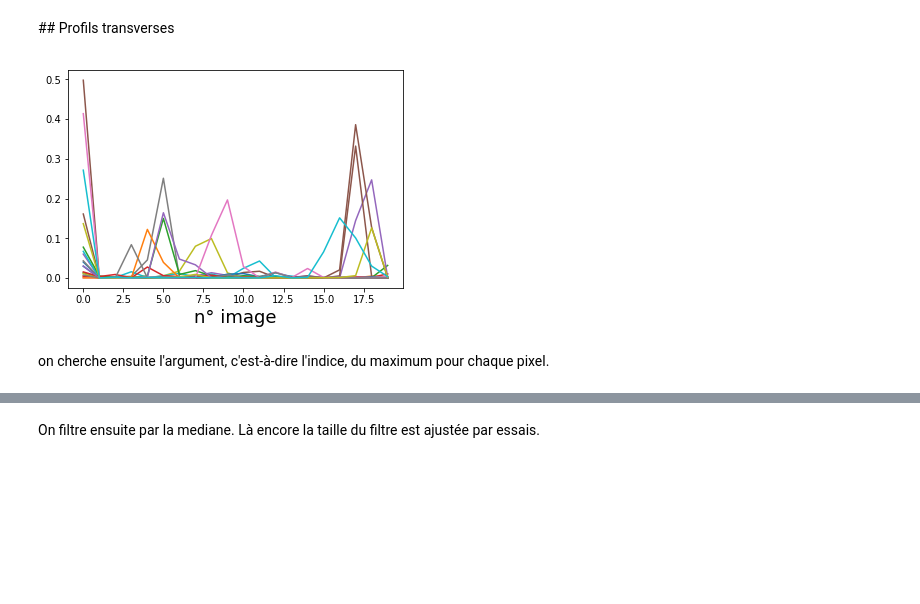
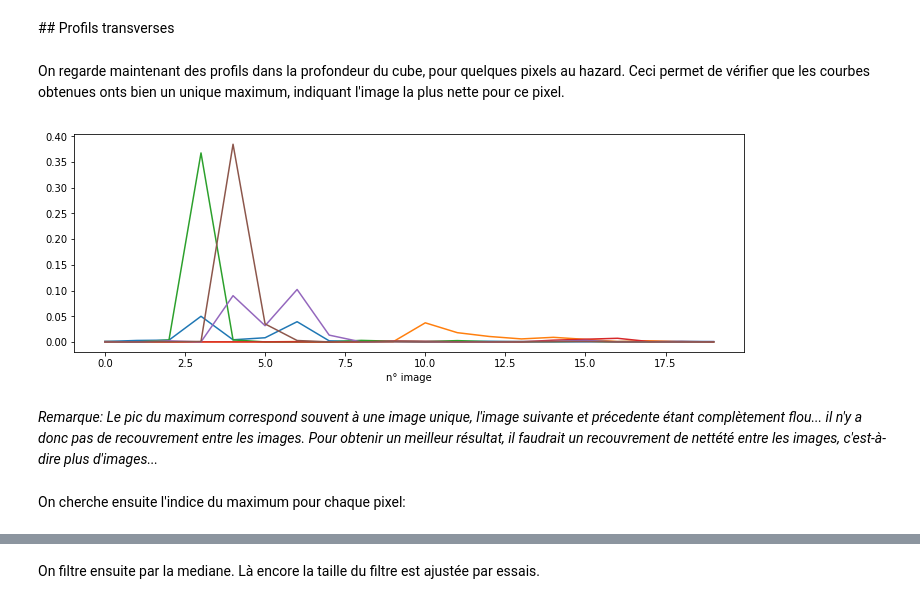
Before and after one commit to xdze2/xdze2.github.io-src, a Jupyter notebook: content/physique/shapefromfocus.ipynb, the cells around one changed output, grey strips where cells are left out. Saved outputs shown, nothing was run; the diff lists cells and outputs as text; code cells hidden in the pictures; blank space fills up the shorter version.

```diff
--- a/content/physique/shapefromfocus.ipynb
+++ b/content/physique/shapefromfocus.ipynb
@@ -96,18 +96,23 @@ plt.axis('off');
 [figure]
 # %% [markdown]
 ## Profils transverses
+# %% [markdown]
+On regarde maintenant des profils dans la profondeur du cube, pour quelques pixels au hazard. Ceci permet de vérifier que les courbes obtenues onts bien un unique maximum, indiquant l'image la plus nette pour ce pixel.
 # %%
 Lx, Ly, nColors = np.shape( images[0] )
-points = [ (np.random.randint(Lx), np.random.randint(Ly)) for i in range(20) ]
+points = [ (np.random.randint(Lx), np.random.randint(Ly)) for i in range(6) ]
 # %%
+plt.figure(figsize=(12, 4))
 for pixel in points:
     profil = [ L[pixel] for L in laplaciens]
 
     plt.plot( profil ); plt.xlabel('n° image');
 # %% [output]
-[figure, old version]
+[figure, new version]
+# %% [markdown]
+_Remarque: Le pic du maximum correspond souvent à une image unique, l'image suivante et précedente étant complètement flou... il n'y a donc pas de recouvrement entre les images. Pour obtenir un meilleur résultat, il faudrait un recouvrement de nettété entre les images, c'est-à-dire plus d'images..._
 # %% [markdown]
-on cherche ensuite l'argument, c'est-à-dire l'indice, du maximum pour chaque pixel.
+On cherche ensuite l'indice du maximum pour chaque pixel:
 # %%
 cArgMax = np.argmax(  np.array(laplaciens), 0 )
 # %%
```
Also changed, not shown: parts of 9 cells of this notebook, 21 other files.
